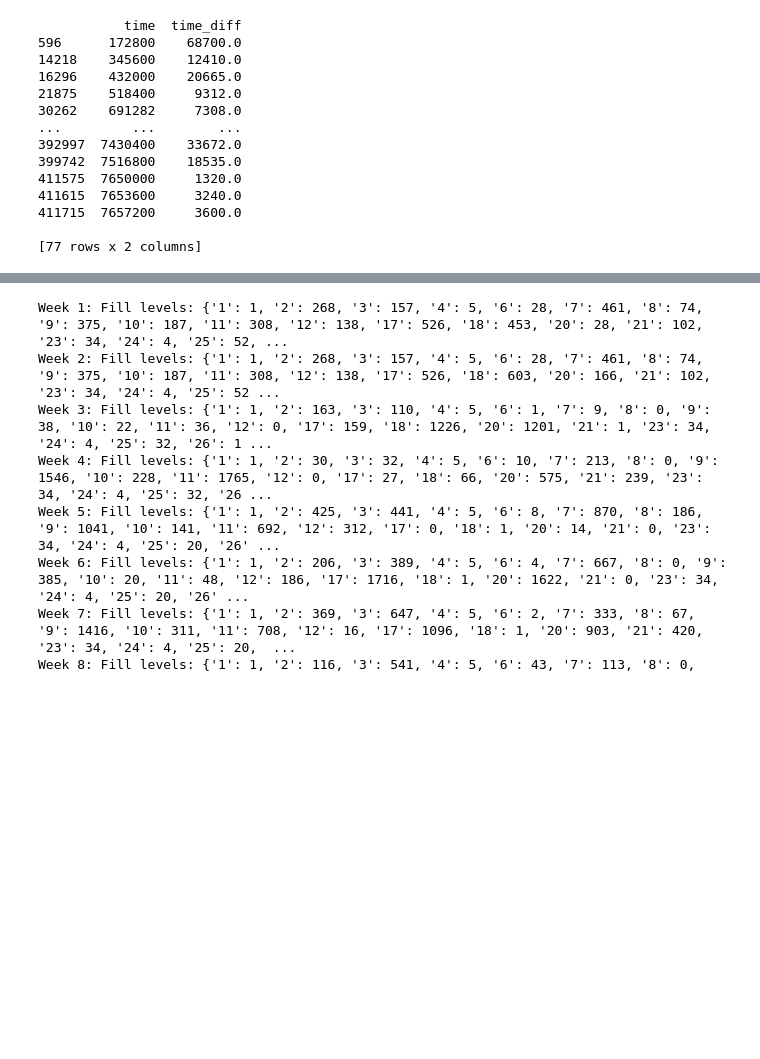
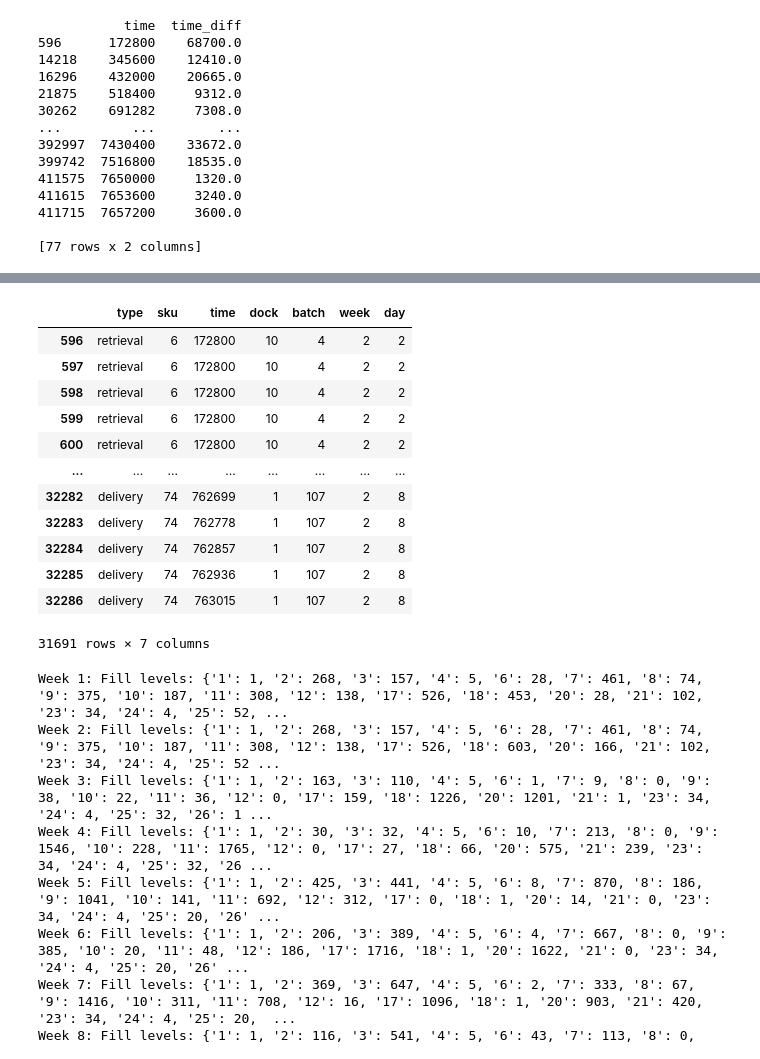
Before and after one commit to j4n1k/slapstack-battery-management, a Jupyter notebook: experiments/layout.ipynb, the cells around one changed output, grey strips where cells are left out. Cells and saved outputs as stored; diff of their text form; code cells hidden in the pictures; blank space fills up the shorter version.

```diff
--- a/experiments/layout.ipynb
+++ b/experiments/layout.ipynb
@@ -43,3 +59,19 @@ print(breaks[['time', 'time_diff']])
+# %%
+order_df[order_df["week"]==2]
+# %% [output]
+|  | type | sku | time | dock | batch | week | day |
+| 596 | retrieval | 6 | 172800 | 10 | 4 | 2 | 2 |
+| 597 | retrieval | 6 | 172800 | 10 | 4 | 2 | 2 |
+| 598 | retrieval | 6 | 172800 | 10 | 4 | 2 | 2 |
+| 599 | retrieval | 6 | 172800 | 10 | 4 | 2 | 2 |
+| 600 | retrieval | 6 | 172800 | 10 | 4 | 2 | 2 |
+| ... | ... | ... | ... | ... | ... | ... | ... |
+| 32282 | delivery | 74 | 762699 | 1 | 107 | 2 | 8 |
+| 32283 | delivery | 74 | 762778 | 1 | 107 | 2 | 8 |
+| 32284 | delivery | 74 | 762857 | 1 | 107 | 2 | 8 |
+| 32285 | delivery | 74 | 762936 | 1 | 107 | 2 | 8 |
+| 32286 | delivery | 74 | 763015 | 1 | 107 | 2 | 8 |
+31691 rows × 7 columns
 # %%
 def process_orders_by_week(orders, initial_fill):
     # Create a DataFrame from the orders
```
Also changed, not shown: parts of 5 cells of this notebook, 11 other files.
